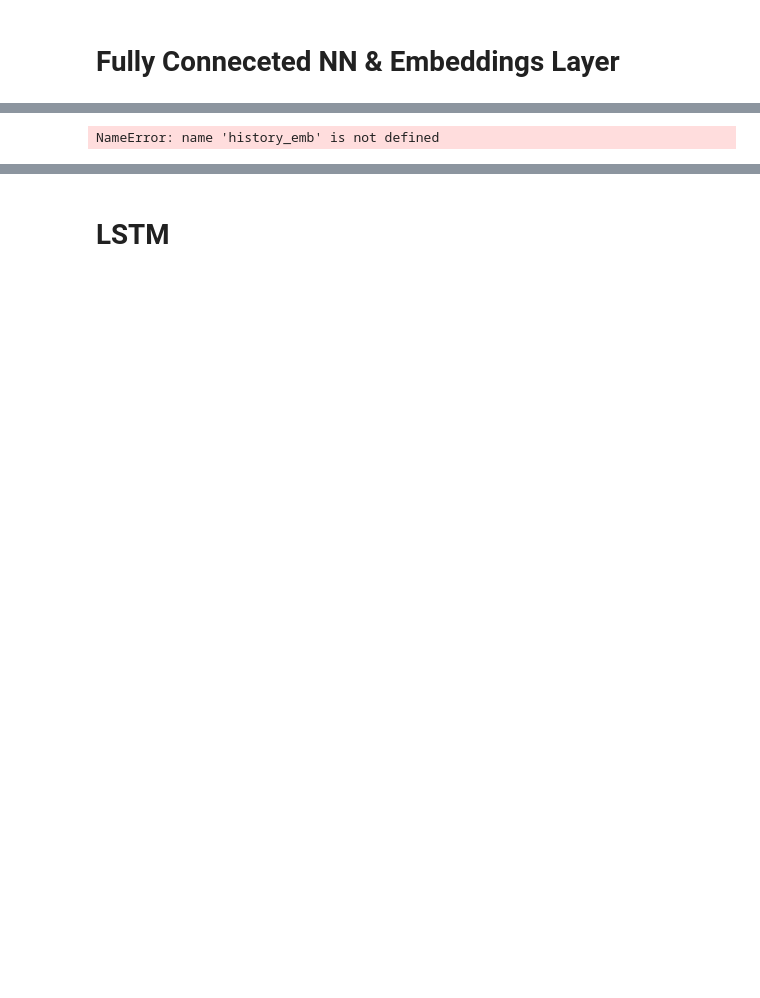
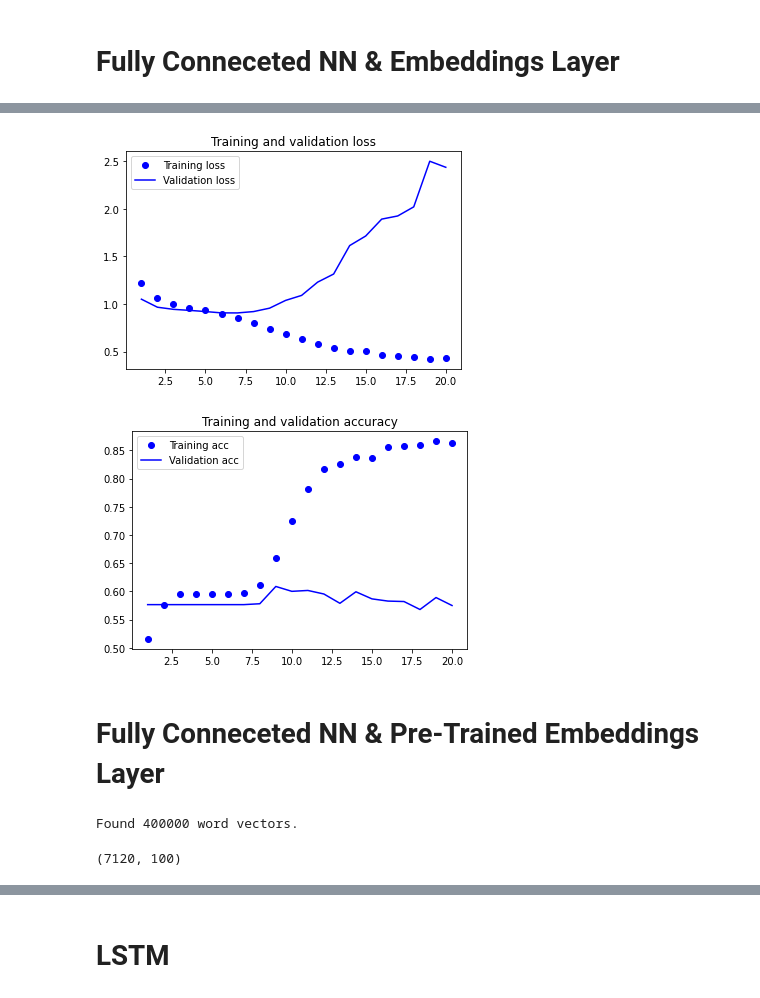
Before and after one commit to Iskriyana/nlp-product-sentiment-classification, a Jupyter notebook: notebooks/02_processing/NLP_Models.ipynb, the cells around one changed output, grey strips where cells are left out. Drawn from its saved outputs; the diff is of its cells as text; code cells hidden in the pictures; blank space fills up the shorter version.

Commit message:
201116_nlp_models_arch_finished

```diff
--- a/notebooks/02_processing/NLP_Models.ipynb
+++ b/notebooks/02_processing/NLP_Models.ipynb
@@ -106,9 +109,15 @@ split_index = int(0.8 * len(train_descr_original))
 # %%
 train_ds_original = tf.data.Dataset.from_tensor_slices(
     (train_descr_original[:split_index], train_labels_original[:split_index])).cache()
+
+train_ds_emb = tf.data.Dataset.from_tensor_slices(
+    (train_descr_original[:split_index], tf.one_hot(indices=train_labels_original[:split_index], depth=dimensions_labels))).cache()
 # %%
 validation_ds_original = tf.data.Dataset.from_tensor_slices(
     (train_descr_original[split_index:], train_labels_original[split_index:])).cache()
+
+validation_ds_emb = tf.data.Dataset.from_tensor_slices(
+    (train_descr_original[split_index:], tf.one_hot(indices=train_labels_original[split_index:], depth=dimensions_labels))).cache()
 # %%
 # test_ds_original = tf.data.Dataset.from_tensor_slices(
 #    (test_descr_original[split_index:], test_labels_original[split_index:])).cache()
@@ -328,9 +330,9 @@ model_emb.add(layers.Embedding(vocabulary_size,
                                embedding_size, input_length=sequence_length))
 model_emb.add(layers.Flatten())
 model_emb.add(layers.Dense(16, activation='relu'))
-#model_emb.add(layers.Dropout(0.75))
+model_emb.add(layers.Dropout(0.75))
 model_emb.add(layers.Dense(16, activation='relu'))
-#model_emb.add(layers.Dropout(0.75))
+model_emb.add(layers.Dropout(0.75))
 model_emb.add(layers.Dense(4, activation='softmax'))
 
 model_emb.summary()
@@ -361,8 +362,8 @@ Non-trainable params: 0
 _________________________________________________________________
 # %%
 history_emb = model_emb.fit(
-    train_ds_original.batch(32), #! not the one-hot-encoded
-    epochs=10,
-    validation_data=validation_ds_original.batch(32)
+    train_ds_emb.shuffle(100).batch(32),
+    epochs=20,
+    validation_data=validation_ds_emb.batch(32)
 )
 # %% [output]
@@ -374,24 +387,27 @@ ValueError: in user code:
 # %%
 loss_emb = history_emb.history['loss']
 val_loss_emb = history_emb.history['val_loss']
 acc_emb = history_emb.history['accuracy']
 val_acc_emb = history_emb.history['val_accuracy']
 
 
-epochs = range(1, len(acc) + 1)
+epochs = range(1, len(acc_emb) + 1)
 
 plt.plot(epochs, loss_emb, 'bo', label='Training loss')
 plt.plot(epochs, val_loss_emb, 'b', label='Validation loss')
 plt.title('Training and validation loss')
 plt.legend()
 
 plt.figure()
 
 plt.plot(epochs, acc_emb, 'bo', label='Training acc')
 plt.plot(epochs, val_acc_emb, 'b', label='Validation acc')
 plt.title('Training and validation accuracy')
 plt.legend()
 
 plt.show()
 # %% [output]
-NameError: name 'history_emb' is not defined
+[figure, added]
+[figure, added]
+# %% [markdown]
+# Fully Conneceted NN & Pre-Trained Embeddings Layer
@@ -397,0 +416,14 @@ NameError: name 'history_emb' is not defined
+# %%
+embeddings_index = {}
+
+f = open(os.path.join(glove_dir, 'glove.6B.100d.txt'))
+for line in f:
+    values = line.split()
+    word = values[0]
+    coefs = np.asarray(values[1:], dtype='float32')
+    embeddings_index[word] = coefs
+f.close()
+
+print('Found %s word vectors.' % len(embeddings_index))
+# %% [output]
+Found 400000 word vectors.
@@ -397,0 +436,11 @@ NameError: name 'history_emb' is not defined
+# %%
+embedding_matrix = np.zeros((vocabulary_size, embedding_dim))
+
+for word, i in word_index.items():
+    if i < len(vocabulary):
+        embedding_vector = embeddings_index.get(word)
+        if embedding_vector is not None:
+            embedding_matrix[i] = embedding_vector
+print(embedding_matrix.shape)
+# %% [output]
+(7120, 100)
```
Also changed, not shown: parts of 25 cells of this notebook.
